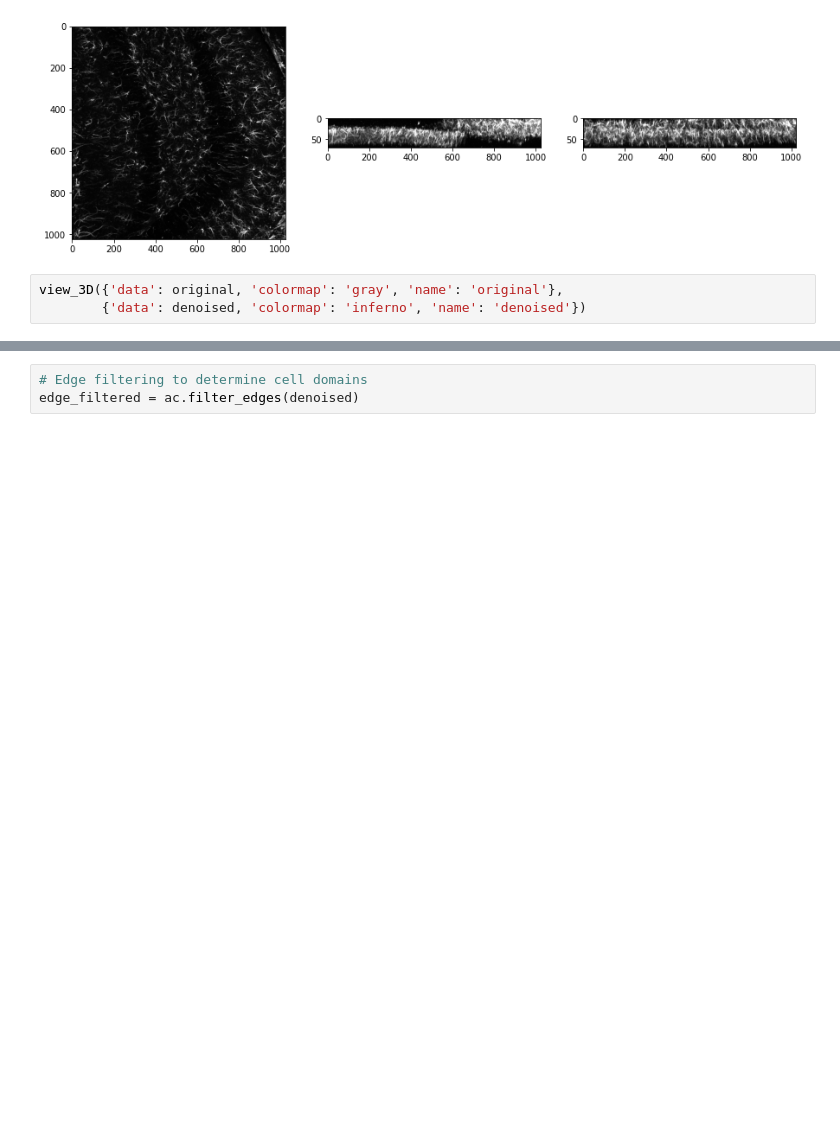
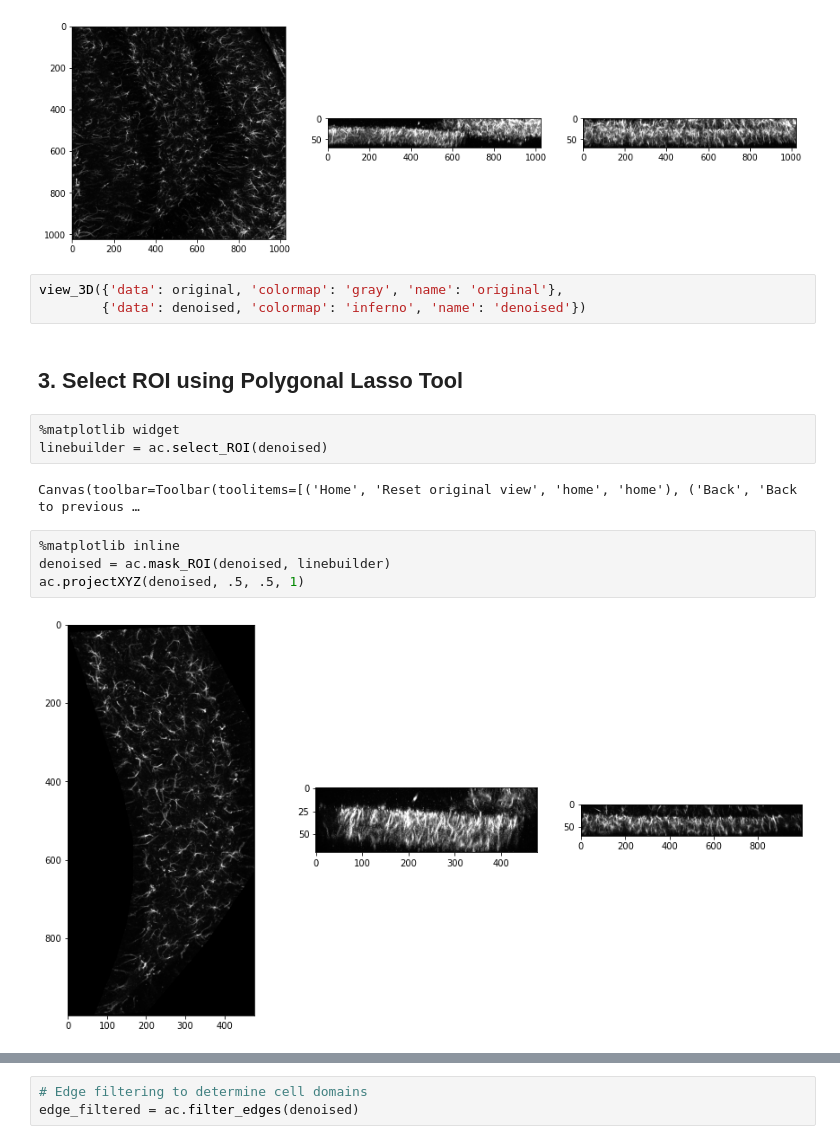
Before and after one commit to swanandlab/SMorph, a Jupyter notebook: autocrop.ipynb, the cells around one changed output, grey strips where cells are left out. Cells and saved outputs as stored; diff of their text form; blank space fills up the shorter version.

```diff
--- a/autocrop.ipynb
+++ b/autocrop.ipynb
@@ -46,4 +46,17 @@ ac.projectXYZ(denoised, .5, .5, 1)
 # %%
 view_3D({'data': original, 'colormap': 'gray', 'name': 'original'},
         {'data': denoised, 'colormap': 'inferno', 'name': 'denoised'})
+# %% [markdown]
+## 3. Select ROI using Polygonal Lasso Tool
+# %%
+%matplotlib widget
+linebuilder = ac.select_ROI(denoised)
+# %% [output]
+Canvas(toolbar=Toolbar(toolitems=[('Home', 'Reset original view', 'home', 'home'), ('Back', 'Back to previous …
+# %%
+%matplotlib inline
+denoised = ac.mask_ROI(denoised, linebuilder)
+ac.projectXYZ(denoised, .5, .5, 1)
+# %% [output]
+[figure, added]
 # %% [markdown]
```
Also changed, not shown: parts of 16 cells of this notebook, 2 other files.
